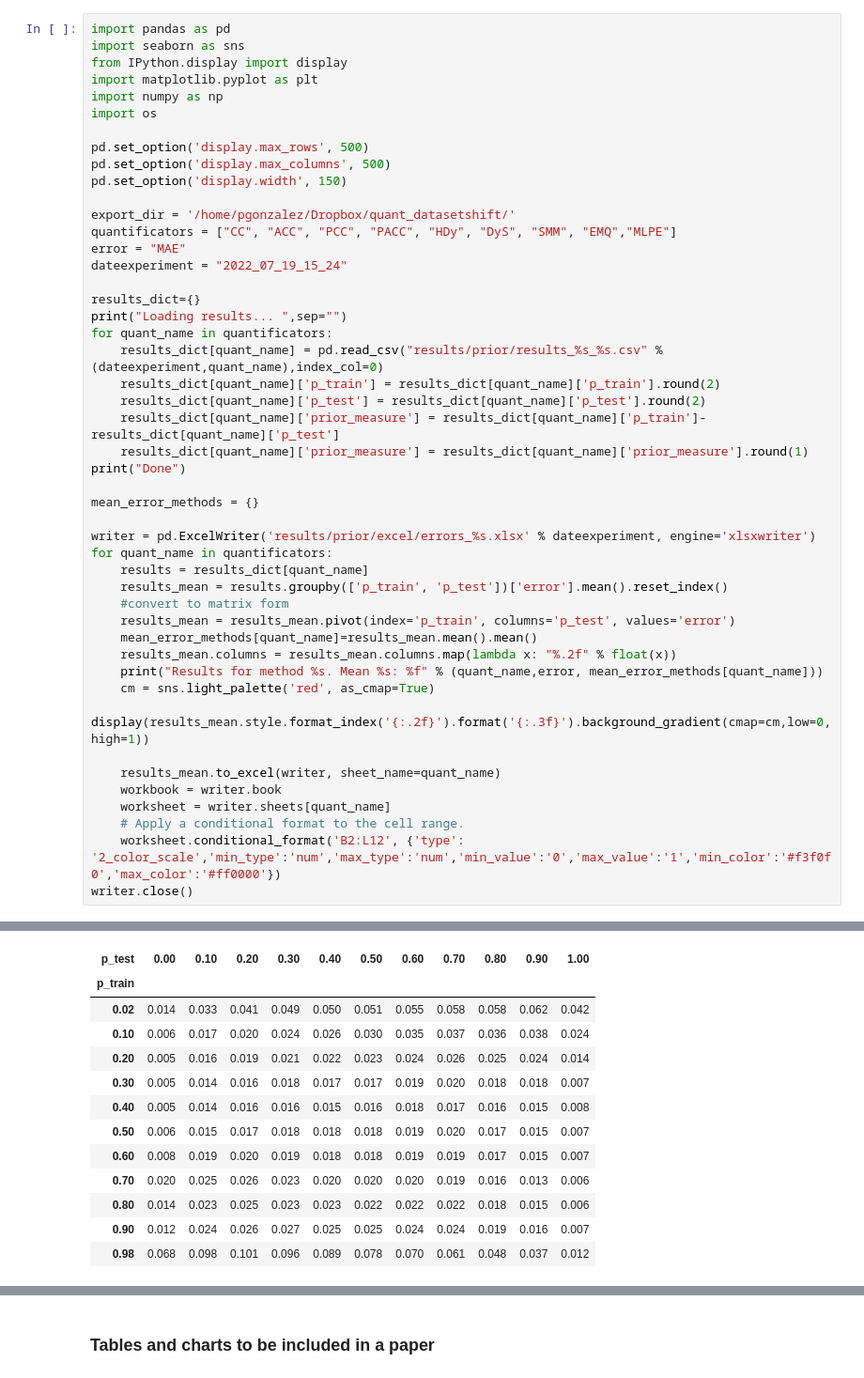
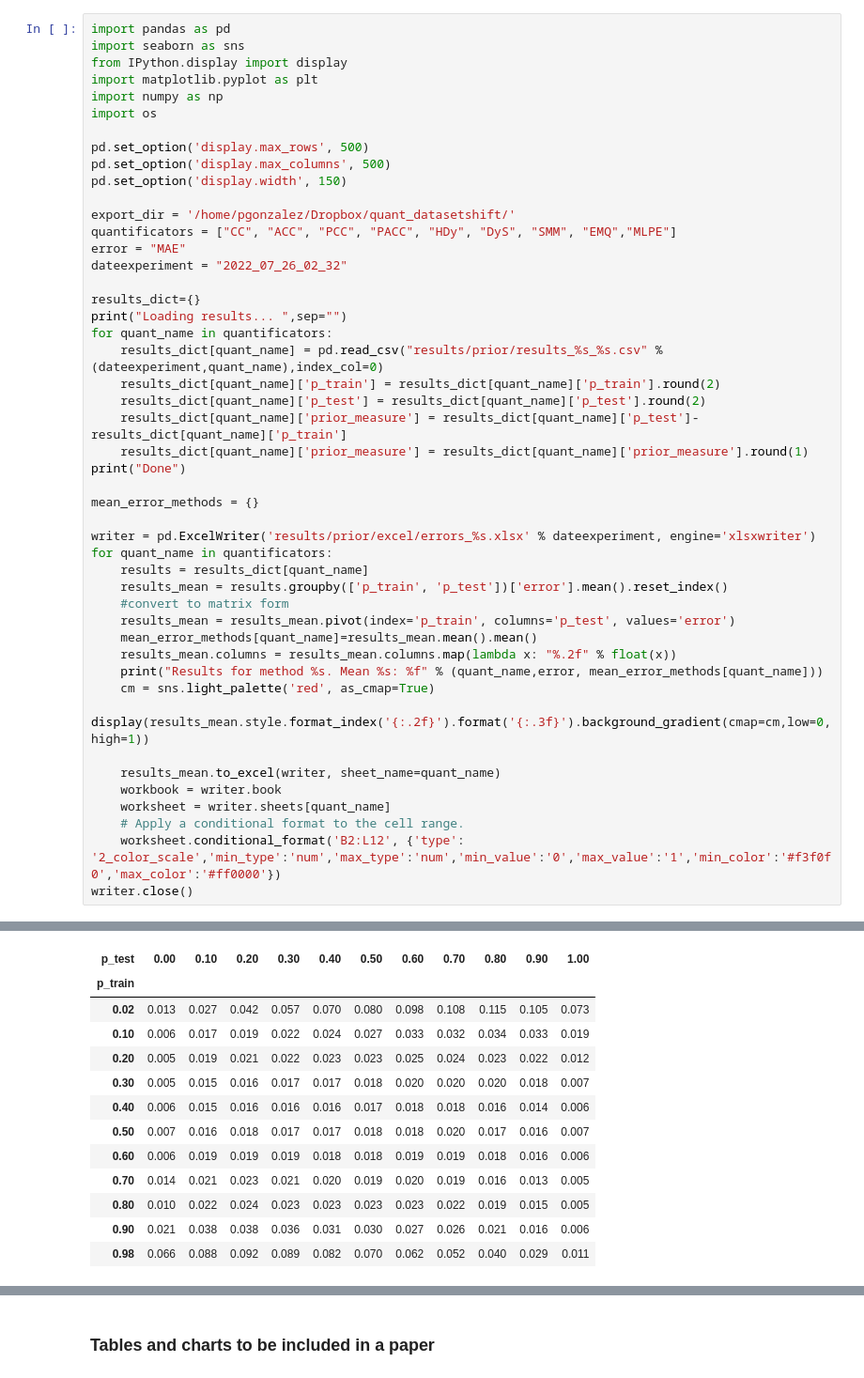
Before and after one commit to pglez82/quant_datasetshift, a Jupyter notebook: analyze_results_prior.ipynb, the cells around one changed output, grey strips where cells are left out. Shown at 94% size. Drawn from its saved outputs; the diff is of its cells as text.

```diff
--- a/analyze_results_prior.ipynb
+++ b/analyze_results_prior.ipynb
@@ -13,7 +13,7 @@ pd.set_option('display.width', 150)
 export_dir = '/home/pgonzalez/Dropbox/quant_datasetshift/'
 quantificators = ["CC", "ACC", "PCC", "PACC", "HDy", "DyS", "SMM", "EMQ","MLPE"]
 error = "MAE"
-dateexperiment = "2022_07_19_15_24"
+dateexperiment = "2022_07_26_02_32"
 
 results_dict={}
 print("Loading results... ",sep="")
@@ -21,7 +21,7 @@ for quant_name in quantificators:
     results_dict[quant_name] = pd.read_csv("results/prior/results_%s_%s.csv" % (dateexperiment,quant_name),index_col=0)
     results_dict[quant_name]['p_train'] = results_dict[quant_name]['p_train'].round(2)
     results_dict[quant_name]['p_test'] = results_dict[quant_name]['p_test'].round(2)
-    results_dict[quant_name]['prior_measure'] = results_dict[quant_name]['p_train']- results_dict[quant_name]['p_test']
+    results_dict[quant_name]['prior_measure'] = results_dict[quant_name]['p_test']-results_dict[quant_name]['p_train']
     results_dict[quant_name]['prior_measure'] = results_dict[quant_name]['prior_measure'].round(1)
 print("Done")
 
@@ -122,16 +122,16 @@ Results for method DyS. Mean MAE: 0.025645
 | p_test | 0.00 | 0.10 | 0.20 | 0.30 | 0.40 | 0.50 | 0.60 | 0.70 | 0.80 | 0.90 | 1.00 |
 | p_train |  |  |  |  |  |  |  |  |  |  |  |
-| 0.02 | 0.014 | 0.033 | 0.041 | 0.049 | 0.050 | 0.051 | 0.055 | 0.058 | 0.058 | 0.062 | 0.042 |
-| 0.10 | 0.006 | 0.017 | 0.020 | 0.024 | 0.026 | 0.030 | 0.035 | 0.037 | 0.036 | 0.038 | 0.024 |
-| 0.20 | 0.005 | 0.016 | 0.019 | 0.021 | 0.022 | 0.023 | 0.024 | 0.026 | 0.025 | 0.024 | 0.014 |
-| 0.30 | 0.005 | 0.014 | 0.016 | 0.018 | 0.017 | 0.017 | 0.019 | 0.020 | 0.018 | 0.018 | 0.007 |
-| 0.40 | 0.005 | 0.014 | 0.016 | 0.016 | 0.015 | 0.016 | 0.018 | 0.017 | 0.016 | 0.015 | 0.008 |
-| 0.50 | 0.006 | 0.015 | 0.017 | 0.018 | 0.018 | 0.018 | 0.019 | 0.020 | 0.017 | 0.015 | 0.007 |
-| 0.60 | 0.008 | 0.019 | 0.020 | 0.019 | 0.018 | 0.018 | 0.019 | 0.019 | 0.017 | 0.015 | 0.007 |
-| 0.70 | 0.020 | 0.025 | 0.026 | 0.023 | 0.020 | 0.020 | 0.020 | 0.019 | 0.016 | 0.013 | 0.006 |
-| 0.80 | 0.014 | 0.023 | 0.025 | 0.023 | 0.023 | 0.022 | 0.022 | 0.022 | 0.018 | 0.015 | 0.006 |
-| 0.90 | 0.012 | 0.024 | 0.026 | 0.027 | 0.025 | 0.025 | 0.024 | 0.024 | 0.019 | 0.016 | 0.007 |
-| 0.98 | 0.068 | 0.098 | 0.101 | 0.096 | 0.089 | 0.078 | 0.070 | 0.061 | 0.048 | 0.037 | 0.012 |
+| 0.02 | 0.013 | 0.027 | 0.042 | 0.057 | 0.070 | 0.080 | 0.098 | 0.108 | 0.115 | 0.105 | 0.073 |
+| 0.10 | 0.006 | 0.017 | 0.019 | 0.022 | 0.024 | 0.027 | 0.033 | 0.032 | 0.034 | 0.033 | 0.019 |
+| 0.20 | 0.005 | 0.019 | 0.021 | 0.022 | 0.023 | 0.023 | 0.025 | 0.024 | 0.023 | 0.022 | 0.012 |
+| 0.30 | 0.005 | 0.015 | 0.016 | 0.017 | 0.017 | 0.018 | 0.020 | 0.020 | 0.020 | 0.018 | 0.007 |
+| 0.40 | 0.006 | 0.015 | 0.016 | 0.016 | 0.016 | 0.017 | 0.018 | 0.018 | 0.016 | 0.014 | 0.006 |
+| 0.50 | 0.007 | 0.016 | 0.018 | 0.017 | 0.017 | 0.018 | 0.018 | 0.020 | 0.017 | 0.016 | 0.007 |
+| 0.60 | 0.006 | 0.019 | 0.019 | 0.019 | 0.018 | 0.018 | 0.019 | 0.019 | 0.018 | 0.016 | 0.006 |
+| 0.70 | 0.014 | 0.021 | 0.023 | 0.021 | 0.020 | 0.019 | 0.020 | 0.019 | 0.016 | 0.013 | 0.005 |
+| 0.80 | 0.010 | 0.022 | 0.024 | 0.023 | 0.023 | 0.023 | 0.023 | 0.022 | 0.019 | 0.015 | 0.005 |
+| 0.90 | 0.021 | 0.038 | 0.038 | 0.036 | 0.031 | 0.030 | 0.027 | 0.026 | 0.021 | 0.016 | 0.006 |
+| 0.98 | 0.066 | 0.088 | 0.092 | 0.089 | 0.082 | 0.070 | 0.062 | 0.052 | 0.040 | 0.029 | 0.011 |
 ... (6 outputs left out)
 # %%
 import matplotlib.ticker as ticker
```
Also changed, not shown: parts of 5 cells of this notebook, 5 other files.
